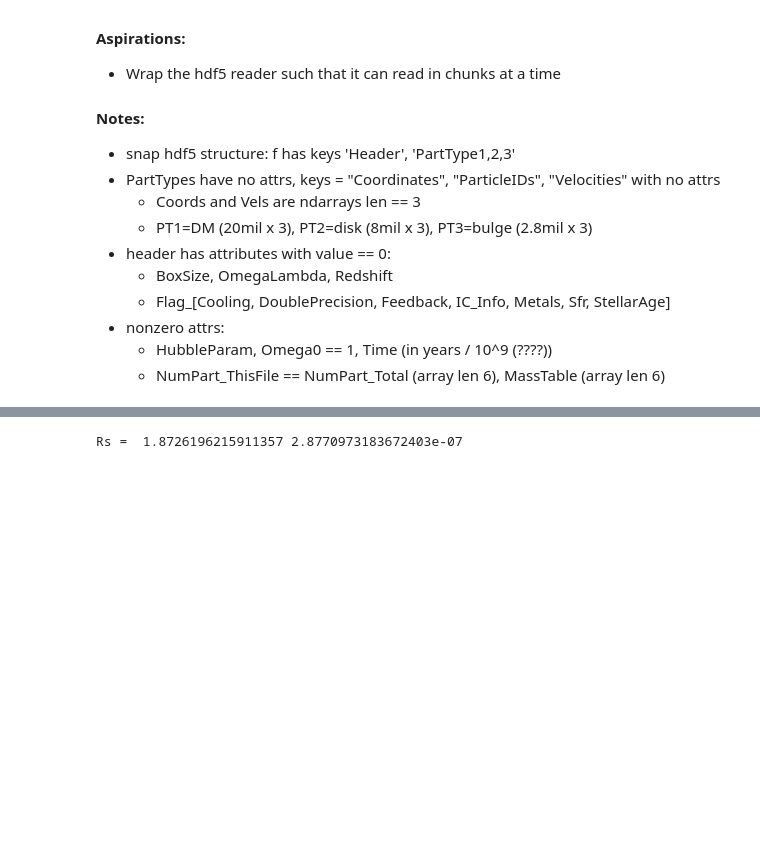
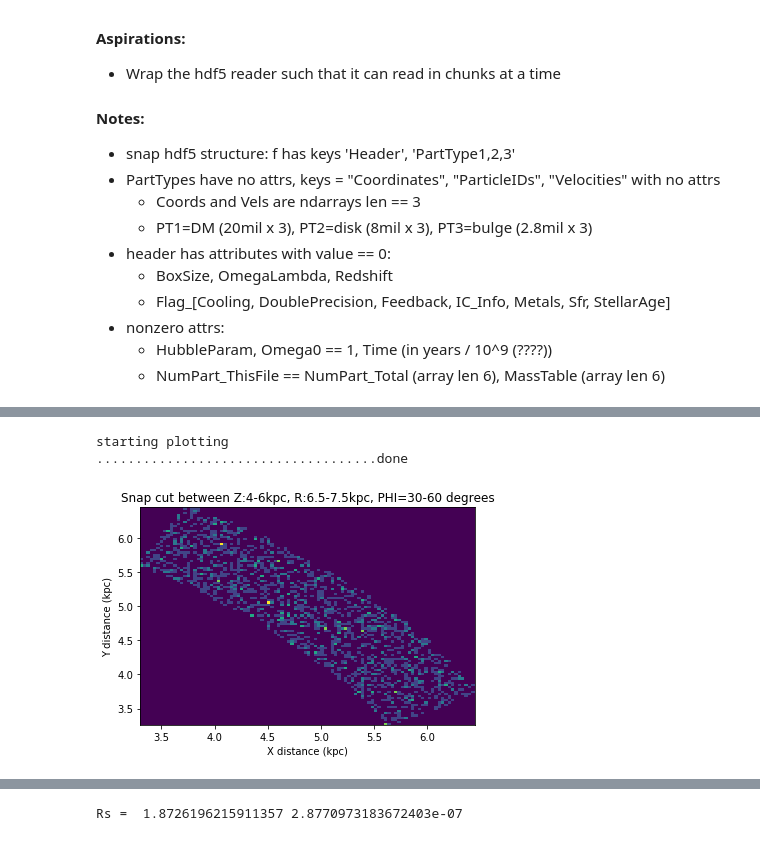
Before and after one commit to njhilliard/trojan-neighborhood, a Jupyter notebook: workbook.ipynb, the cells around one changed output, grey strips where cells are left out. Saved outputs shown, nothing was run; the diff lists cells and outputs as text; code cells hidden in the pictures; blank space fills up the shorter version.

```diff
--- a/workbook.ipynb
+++ b/workbook.ipynb
@@ -83,0 +174,6 @@ h, redg, thedg, img = plt.hist2d(df["r"][df['z'].abs() > 1], df["theta"][df['z']
+# %%
+gen_plots(df, (0, 6, 2, "z"), (4.5, 7.5, 1, 'r'), (-60, 60, 30, 'phi'))
+# %% [output]
+starting plotting
+....................................done
+[figure, added]
```
Also changed, not shown: parts of 14 cells of this notebook.
